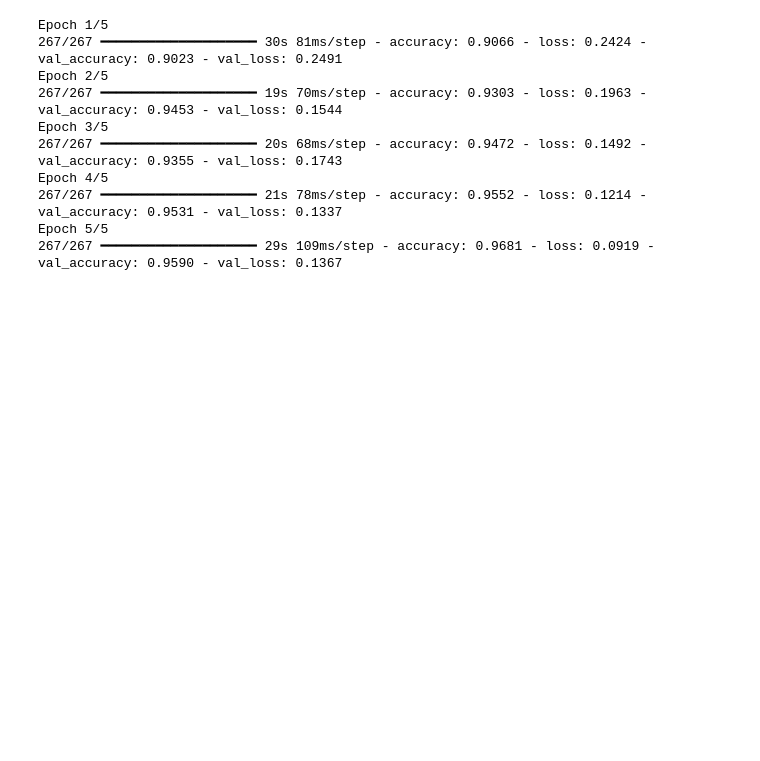
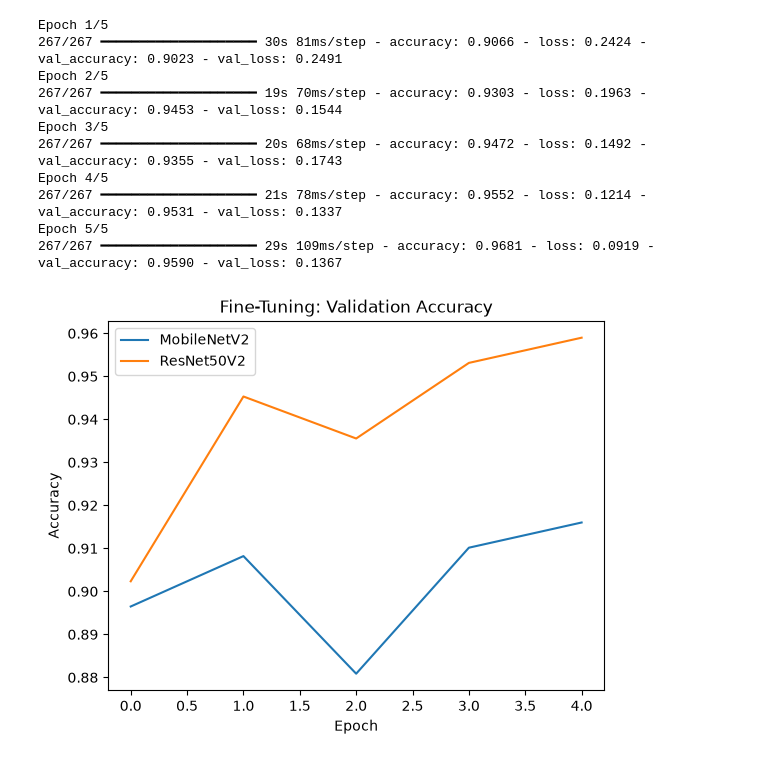
Before and after one commit to zakaryahari/mri-tumor-detection-pipeline, a Jupyter notebook: notebooks/D4_Fine_Tuning.ipynb, the cells around one changed output. Cells and saved outputs as stored; diff of their text form; code cells hidden in the pictures; blank space fills up the shorter version.

```diff
--- a/notebooks/D4_Fine_Tuning.ipynb
+++ b/notebooks/D4_Fine_Tuning.ipynb
@@ -238,3 +238,21 @@ Epoch 4/5
 267/267 ━━━━━━━━━━━━━━━━━━━━ 21s 78ms/step - accuracy: 0.9552 - loss: 0.1214 - val_accuracy: 0.9531 - val_loss: 0.1337
 Epoch 5/5
 267/267 ━━━━━━━━━━━━━━━━━━━━ 29s 109ms/step - accuracy: 0.9681 - loss: 0.0919 - val_accuracy: 0.9590 - val_loss: 0.1367
+# %%
+plt.plot(
+    history_mobile.history["val_accuracy"],
+    label="MobileNetV2"
+)
+
+plt.plot(
+    history_resnet.history["val_accuracy"],
+    label="ResNet50V2"
+)
+
+plt.title("Fine-Tuning: Validation Accuracy")
+plt.xlabel("Epoch")
+plt.ylabel("Accuracy")
+plt.legend()
+plt.show()
+# %% [output]
+[figure, added]
```
